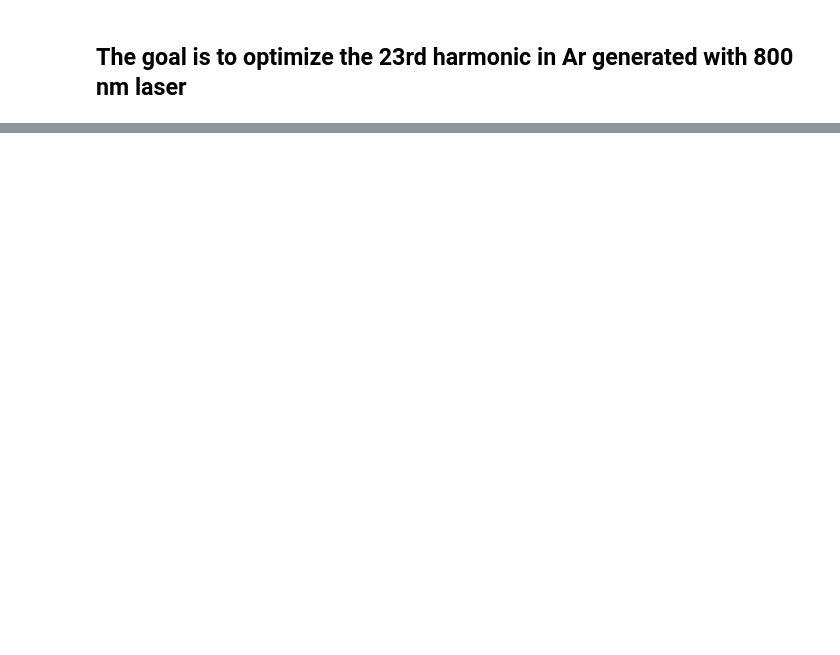
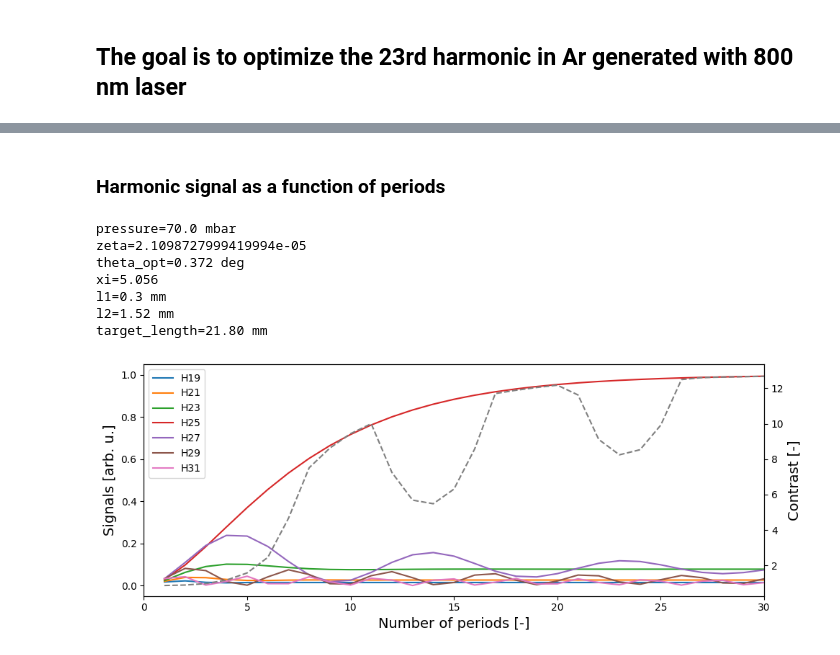
Before and after one commit to janolsan/Monochromatic-HHG-with-BG-beams, a Jupyter notebook: H23_in_Ar_800nm.ipynb, the cells around one changed output, grey strips where cells are left out. Cells and saved outputs as stored; diff of their text form; code cells hidden in the pictures; blank space fills up the shorter version.

Commit message:
Add target length calculation

```diff
--- a/H23_in_Ar_800nm.ipynb
+++ b/H23_in_Ar_800nm.ipynb
@@ -36,0 +96,65 @@ parameters = {'XUV_table_type_dispersion': XUV_table_type_dispersion,
+# %% [markdown]
+### Harmonic signal as a function of periods
+# %%
+M_3Labs = 12
+
+L_abs_p_f = lambda p: M_3Labs*l1 - L_abs_factor*XUV_index.L_abs(H_opt*omegaSI, p, gas_type + '_' + XUV_table_type_absorption)
+#pressure = sp.optimize.newton(L_abs_p_f, pressure_guess)
+pressure = 70e-3
+print(f'pressure={pressure*1e3:.1f} mbar')
+
+zeta_opt = XUV_sig.zeta_single_segment(pressure, H_opt, eta_gen, parameters)
+
+## Conversion between radians and degrees
+rad2deg = lambda theta : 360.*theta/(2*np.pi)
+theta_opt = rad2deg(XUV_sig.zeta2theta(zeta_opt))
+xi_opt = XUV_sig.xi_calc_pm(delta_phi,pressure, l1, zeta_opt, eta_gen, H_opt, parameters)
+l2_opt = l1*xi_opt
+print(f'zeta={zeta_opt}')
+print(f'theta_opt={theta_opt:.3f} deg')
+print(f'xi={xi_opt:.3f}')
+print(f'l1={l1*1e3} mm')
+print(f'l2={l2_opt*1e3:.2f} mm')
+print(f'target_length={(l1+l2_opt)*M_3Labs*1e3:.2f} mm')
+
+# signals
+signal_list = [XUV_sig.periodic_medium_signal(pressure, zeta_opt, l1, xi_opt, eta_gen, H_calc, M_grid, parameters)[1] for H_calc in H_interest]
+
+
+# plot signals
+sig_norm = asymptotic_signal(pressure,H_opt*omegaSI)
+fig, ax1 = plt.subplots(figsize=(10,4))
+ax1.set_xlabel("Number of periods [-]", fontsize=14)
+ax1.set_ylabel("Signals [arb. u.]", fontsize=14)
+for k1 in range(len(H_interest)):
+    ax1.plot(M_grid, signal_list[k1]/sig_norm, label= r"H"+str(H_interest[k1]))
+
+plt.legend()
+
+ax2 = ax1.twinx()
+ax2.set_ylabel("Contrast [-]", fontsize=14)
+#ax2.semilogy(M_grid,
+#             XUV_sig.monochrom_function(H_interest, signal_list, H_opt,
+#            H_compare, metric='max'),
+#            linestyle = '--', color = 'grey', label = 'contrast')
+
+ax2.plot(M_grid,
+            XUV_sig.monochrom_function(H_interest, signal_list, H_opt,
+            H_compare, metric='max'),
+            linestyle = '--', color = 'grey', label = 'contrast')
+
+plt.xlim(0,30)
+
+#ax.set_title("Reference case")
+
+plt.tight_layout()
+plt.show()
+# %% [output]
+pressure=70.0 mbar
+zeta=2.1098727999419994e-05
+theta_opt=0.372 deg
+xi=5.056
+l1=0.3 mm
+l2=1.52 mm
+target_length=21.80 mm
+[figure, added]
```
Also changed, not shown: parts of 4 cells of this notebook, 3 other files.
